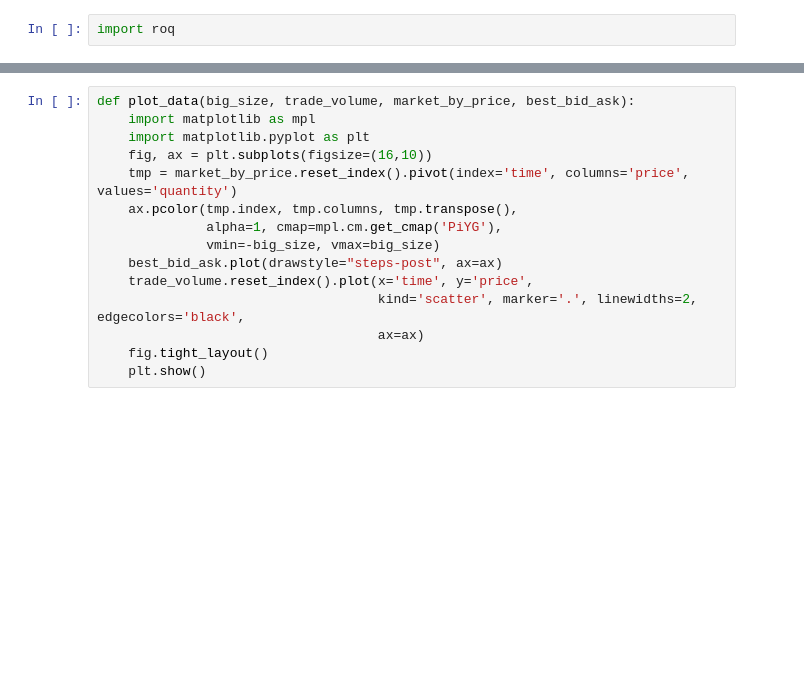
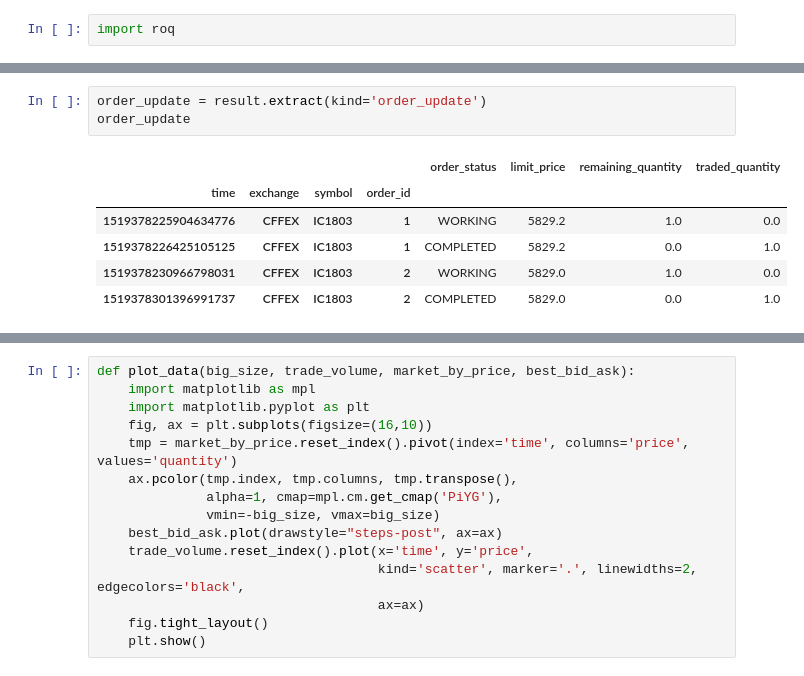
Before and after one commit to roq-trading/roq-cpp-samples, a Jupyter notebook: notebooks/simple.ipynb, the cells around one changed output, grey strips where cells are left out. Saved outputs shown, nothing was run; the diff lists cells and outputs as text; blank space fills up the shorter version.

```diff
--- a/notebooks/simple.ipynb
+++ b/notebooks/simple.ipynb
@@ -448,0 +308,10 @@ trade_update
+# %%
+order_update = result.extract(kind='order_update')
+order_update
+# %% [output]
+|  |  |  |  | order_status | limit_price | remaining_quantity | traded_quantity |
+| time | exchange | symbol | order_id |  |  |  |  |
+| 1519378225904634776 | CFFEX | IC1803 | 1 | WORKING | 5829.2 | 1.0 | 0.0 |
+| 1519378226425105125 | CFFEX | IC1803 | 1 | COMPLETED | 5829.2 | 0.0 | 1.0 |
+| 1519378230966798031 | CFFEX | IC1803 | 2 | WORKING | 5829.0 | 1.0 | 0.0 |
+| 1519378301396991737 | CFFEX | IC1803 | 2 | COMPLETED | 5829.0 | 0.0 | 1.0 |
```
Also changed, not shown: parts of 58 cells of this notebook.
